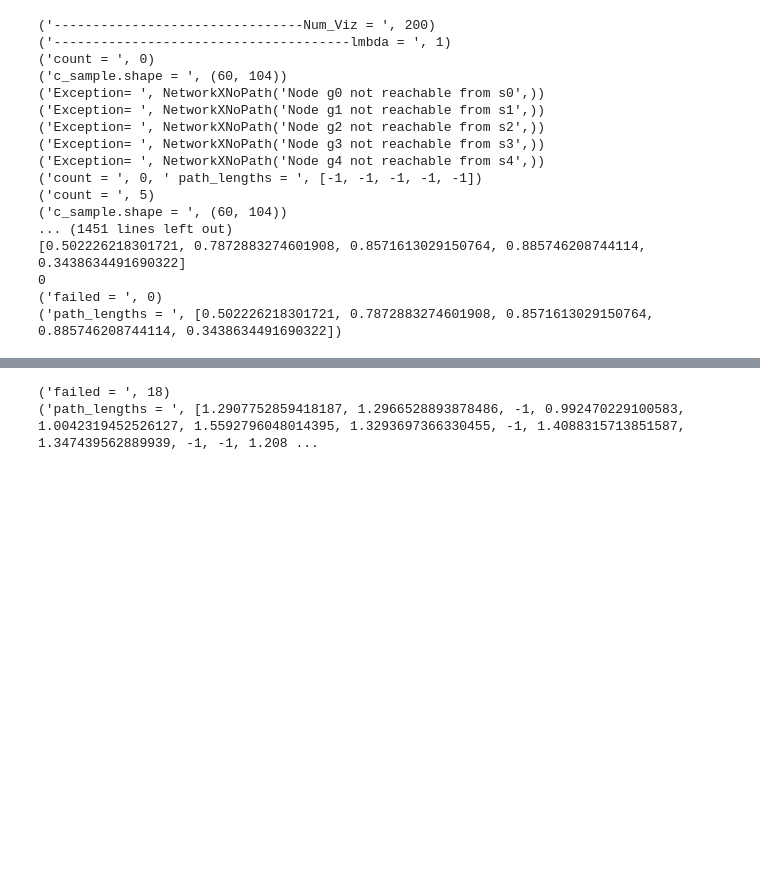
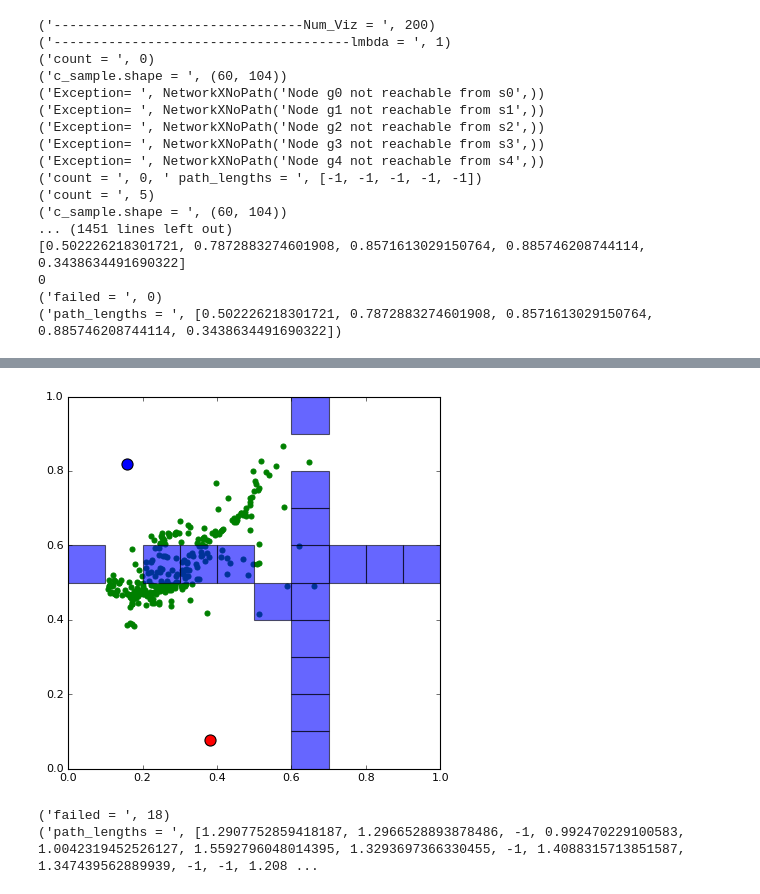
Before and after one commit to vernwalrahul/WorkSpace_RF_2D, a Jupyter notebook: Model-RF.ipynb, the cells around one changed output, grey strips where cells are left out. Drawn from its saved outputs; the diff is of its cells as text; code cells hidden in the pictures; blank space fills up the shorter version.

Commit message:
update plots

```diff
--- a/Model-RF.ipynb
+++ b/Model-RF.ipynb
@@ -730,3 +730,82 @@ for sd in s_d:
 0
 ('failed = ', 0)
 ('path_lengths = ', [0.502226218301721, 0.7872883274601908, 0.8571613029150764, 0.885746208744114, 0.3438634491690322])
+# %%
+num_viz = 300
+c_sample_seed1 = [0.38225646, 0.07689851, 0.15911193, 0.81855375, 1.        ,
+       1.        , 1.        , 1.        , 1.        , 0.        ,
+       1.        , 1.        , 1.        , 1.        , 1.        ,
+       1.        , 1.        , 1.        , 1.        , 1.        ,
+       1.        , 1.        , 1.        , 1.        , 1.        ,
+       1.        , 1.        , 1.        , 1.        , 0.        ,
+       1.        , 1.        , 1.        , 1.        , 1.        ,
+       1.        , 1.        , 1.        , 1.        , 0.        ,
+       1.        , 1.        , 1.        , 1.        , 1.        ,
+       1.        , 1.        , 1.        , 1.        , 0.        ,
+       1.        , 1.        , 1.        , 1.        , 1.        ,
+       1.        , 1.        , 1.        , 0.        , 1.        ,
+       1.        , 1.        , 1.        , 1.        , 0.        ,
+       0.        , 0.        , 0.        , 0.        , 0.        ,
+       0.        , 0.        , 1.        , 0.        , 1.        ,
+       1.        , 1.        , 1.        , 1.        , 0.        ,
+       1.        , 1.        , 1.        , 1.        , 1.        ,
+       1.        , 1.        , 1.        , 1.        , 0.        ,
+       1.        , 1.        , 1.        , 1.        , 1.        ,
+       1.        , 1.        , 1.        , 1.        , 0.        ,
+       1.        , 1.        , 1.        , 1.        ]
+
+c_sample_seed1 = np.array(c_sample_seed1)
+
+c_sample_seed1[4+14] = 1
+c_sample_seed1[4+54] = 0
+
+print(c_sample_seed1)
+print("c_sample_seed = ", c_sample_seed1[:4])
+occ_g = c_sample_seed1[4:].reshape(10,10)
+
+# c_here = np.array(c_here)
+# c_sample_seed = c_here[0,:]
+# occ_g = c_here[0,4:].reshape(10,10)
+
+ts = X_test[vizIdx,:2]
+print("Train Sample = ", ts)
+
+# c_sample_seed = c_test[vizIdx,:]
+# occ_g = c_test[vizIdx,4:].reshape(20,20)
+# print("Testing Sample = ",X_test[vizIdx,:2])
+
+# print(c_sample_seed[:4])
+init = c_sample_seed1[:2]
+goal = c_sample_seed1[2:4]
+c_sample = np.repeat([c_sample_seed1],num_viz,axis=0)
+
+print("c_sample.shape = ",c_sample.shape)
+# directly sample from the latent space (preferred, what we will use in the end)
+y_viz, z_viz = sess.run([y, z], feed_dict={z: np.random.randn(num_viz, z_dim), c: c_sample})
+
+fig1 = plt.figure(figsize=(10,6), dpi=80)
+ax1 = fig1.add_subplot(111, aspect='equal')
+
+plt.scatter(y_viz[:,0],y_viz[:,1], color="green", s=20)
+# plt.title(str(numTrain+vizIdx)+","+str(vizIdx))
+
+for i in range(10):
+        for j in range(10):
+            if(occ_g[i,j]==0):
+                ax1.add_patch(patches.Rectangle(
+                (i/10.0, j/10.0),   # (x,y)
+                0.1,          # width
+                0.1,          # height
+                alpha=0.6
+                ))
+
+plt.scatter(init[0], init[1], color="red", s=100, edgecolors='black') # init
+plt.scatter(goal[0], goal[1], color="blue", s=100, edgecolors='black') # goal
+# plt.scatter(ts[0], ts[1], color="orange", s=50, edgecolors='black') # goal
+
+plt.xlim(0,1)
+plt.ylim(0,1)
+
+plt.savefig("test_samples/rf_pattern3.jpg", bbox_inches='tight')
+plt.show()
+# %% [output]
@@ -733,3 +829,4 @@ for sd in s_d:
+[figure, added]
 # %%
 print("failed = ", failed_c)
 print("path_lengths = ", path_lengths)
```
Also changed, not shown: parts of 1 cell of this notebook, 1 other file.
